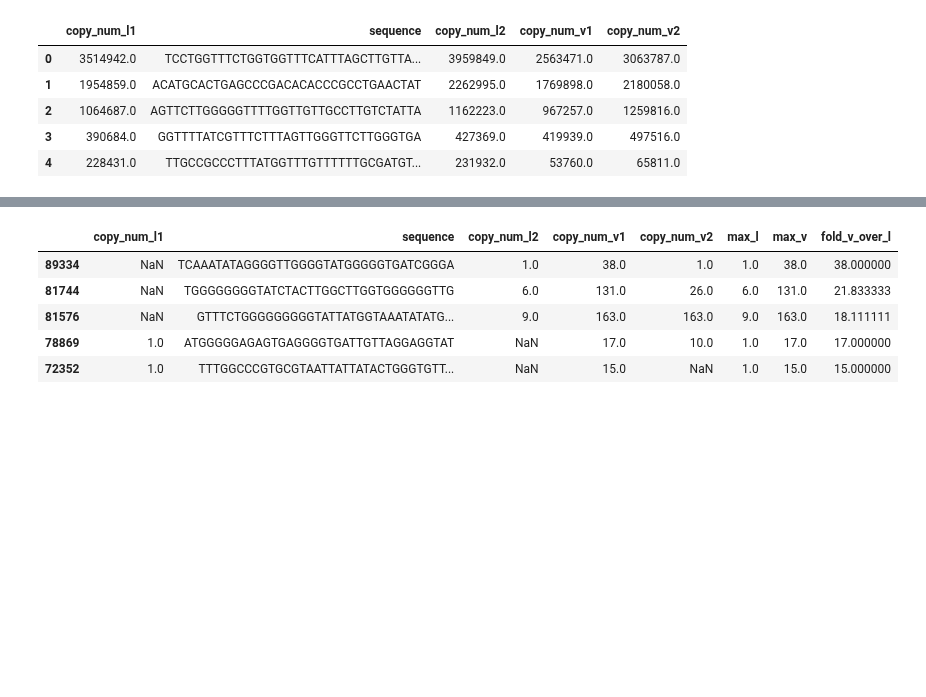
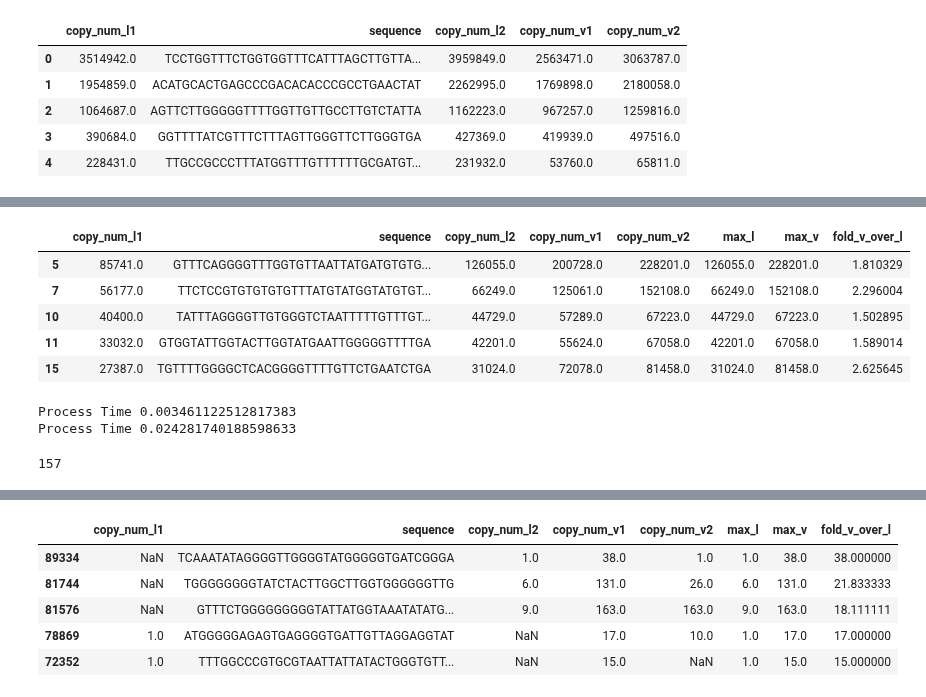
Before and after one commit to Jonahowns/phage_display_ML, a Jupyter notebook: datasets/exo_probing_dataset_prep.ipynb, the cells around one changed output, grey strips where cells are left out. Cells and saved outputs as stored; diff of their text form; code cells hidden in the pictures; blank space fills up the shorter version.

```diff
--- a/datasets/exo_probing_dataset_prep.ipynb
+++ b/datasets/exo_probing_dataset_prep.ipynb
@@ -130,0 +167,20 @@ full_merged["fold_v_over_l"] = full_merged.apply(lambda x: x["max_v"]/x["max_l"]
+# %%
+enrichv.head()
+# %% [output]
+|  | copy_num_l1 | sequence | copy_num_l2 | copy_num_v1 | copy_num_v2 | max_l | max_v | fold_v_over_l |
+| 5 | 85741.0 | GTTTCAGGGGTTTGGTGTTAATTATGATGTGTG... | 126055.0 | 200728.0 | 228201.0 | 126055.0 | 228201.0 | 1.810329 |
+| 7 | 56177.0 | TTCTCCGTGTGTGTGTTTATGTATGGTATGTGT... | 66249.0 | 125061.0 | 152108.0 | 66249.0 | 152108.0 | 2.296004 |
+| 10 | 40400.0 | TATTTAGGGGTTGTGGGTCTAATTTTTGTTTGT... | 44729.0 | 57289.0 | 67223.0 | 44729.0 | 67223.0 | 1.502895 |
+| 11 | 33032.0 | GTGGTATTGGTACTTGGTATGAATTGGGGGTTTTGA | 42201.0 | 55624.0 | 67058.0 | 42201.0 | 67058.0 | 1.589014 |
+| 15 | 27387.0 | TGTTTTGGGGCTCACGGGGTTTTGTTCTGAATCTGA | 31024.0 | 72078.0 | 81458.0 | 31024.0 | 81458.0 | 2.625645 |
+# %%
+from rbm_torch.utils.utils import fasta_read
+import pandas as pd
+vseqs, vfold, vchars, vq = fasta_read("./exo/pevp.fasta", "dna", threads=6)
+lseqs, lfold, lchars, lq = fasta_read("./exo/pelp.fasta", "dna", threads=6)
+
+ve_pd = pd.DataFrame({"sequence": vseqs, "vfold": vfold})
+le_pd = pd.DataFrame({"sequence": lseqs, "lfold": lfold})
+# %% [output]
+Process Time 0.003461122512817383
+Process Time 0.024281740188598633
@@ -130,0 +189,14 @@ full_merged["fold_v_over_l"] = full_merged.apply(lambda x: x["max_v"]/x["max_l"]
+# %%
+hamming_threshold = 4
+closest_seqs = []
+closest_parent_seqs = []
+for i in range(len(ve_pd.sequence)):
+    close_seqs = dist_mat[i] <= hamming_threshold
+    seq_inds = np.where(close_seqs)[0]
+    seq_inds = seq_inds.tolist()
+    closest_seqs += seq_inds
+    if seq_inds != []:
+        closest_parent_seqs += [i]
+print(len(list(set(closest_seqs))))
+# %% [output]
+157
```
Also changed, not shown: parts of 5 cells of this notebook, 2 other files.
